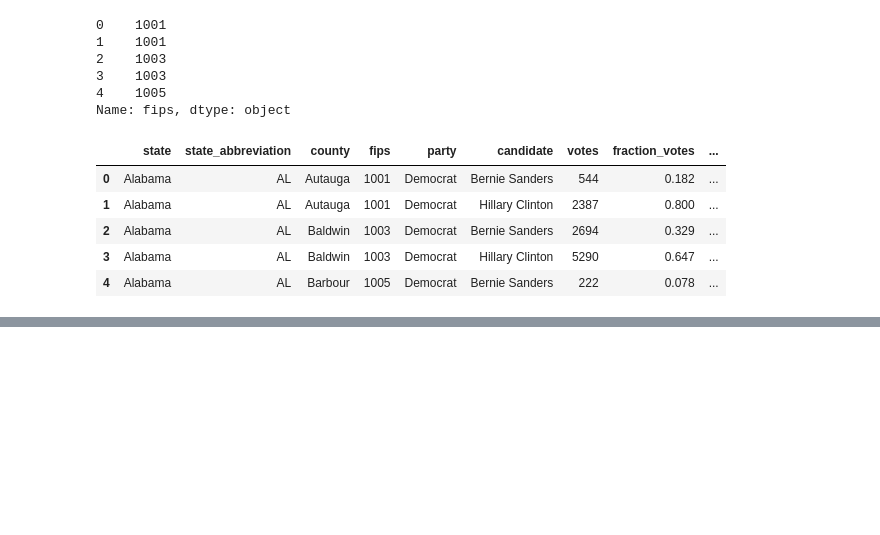
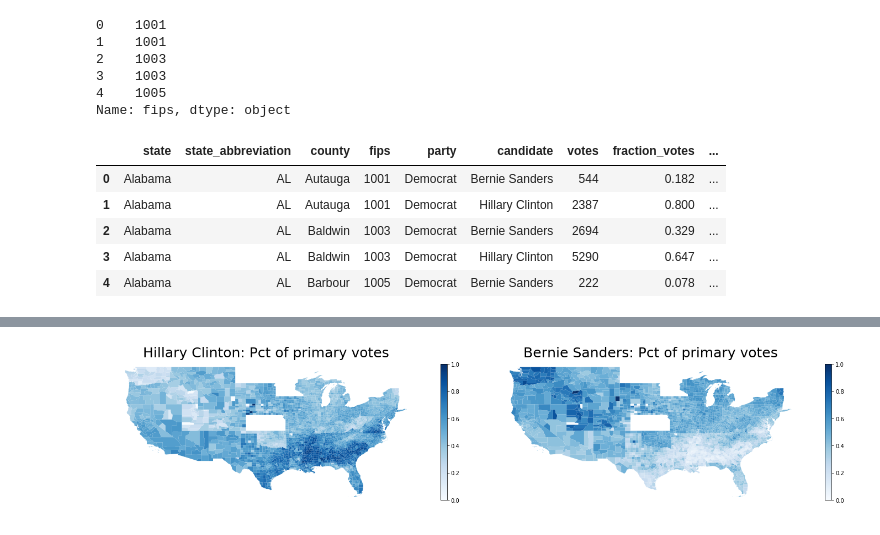
Before and after one commit to MattTriano/Election_Data_Experiments, a Jupyter notebook: Primary_Maps.ipynb, the cells around one changed output, grey strips where cells are left out. Drawn from its saved outputs; the diff is of its cells as text; code cells hidden in the pictures; blank space fills up the shorter version.

```diff
--- a/Primary_Maps.ipynb
+++ b/Primary_Maps.ipynb
@@ -122,0 +128,33 @@ dem_primary_shp.head()
+# %%
+fig, ax = plt.subplots(ncols=2, figsize=(20,14))
+my_cmap='Blues'
+# trimming Hawaii (State FIPS #15)
+df = dem_primary_shp[dem_primary_shp['STATEFP'] != '15']
+col_ = 'Hillary Clinton'
+vmin = df[col_].min()
+vmax = df[col_].max()
+
+_ = df.plot(column=col_, cmap=my_cmap, ax=ax[0])
+_ = ax[0].axis('off')
+_ = ax[0].set_title("{}: Pct of primary votes".format(col_),
+                 fontdict={'fontsize': '25', 'fontweight' : '3'})
+
+sm = plt.cm.ScalarMappable(cmap=my_cmap, norm=plt.Normalize(vmin=vmin, vmax=vmax))
+sm._A = []
+cbar = fig.colorbar(sm, shrink=0.25, ax=ax[0])
+
+col_ = 'Bernie Sanders'
+vmin = df[col_].min()
+vmax = df[col_].max()
+
+_ = df.plot(column=col_, cmap=my_cmap, ax=ax[1])
+_ = ax[1].axis('off')
+_ = ax[1].set_title("{}: Pct of primary votes".format(col_),
+                 fontdict={'fontsize': '25', 'fontweight' : '3'})
+
+sm = plt.cm.ScalarMappable(cmap=my_cmap, norm=plt.Normalize(vmin=vmin, vmax=vmax))
+sm._A = []
+cbar = fig.colorbar(sm, shrink=0.25, ax=ax[1])
+plt.tight_layout()
+# %% [output]
+[figure, added]
```
Also changed, not shown: parts of 11 cells of this notebook.
